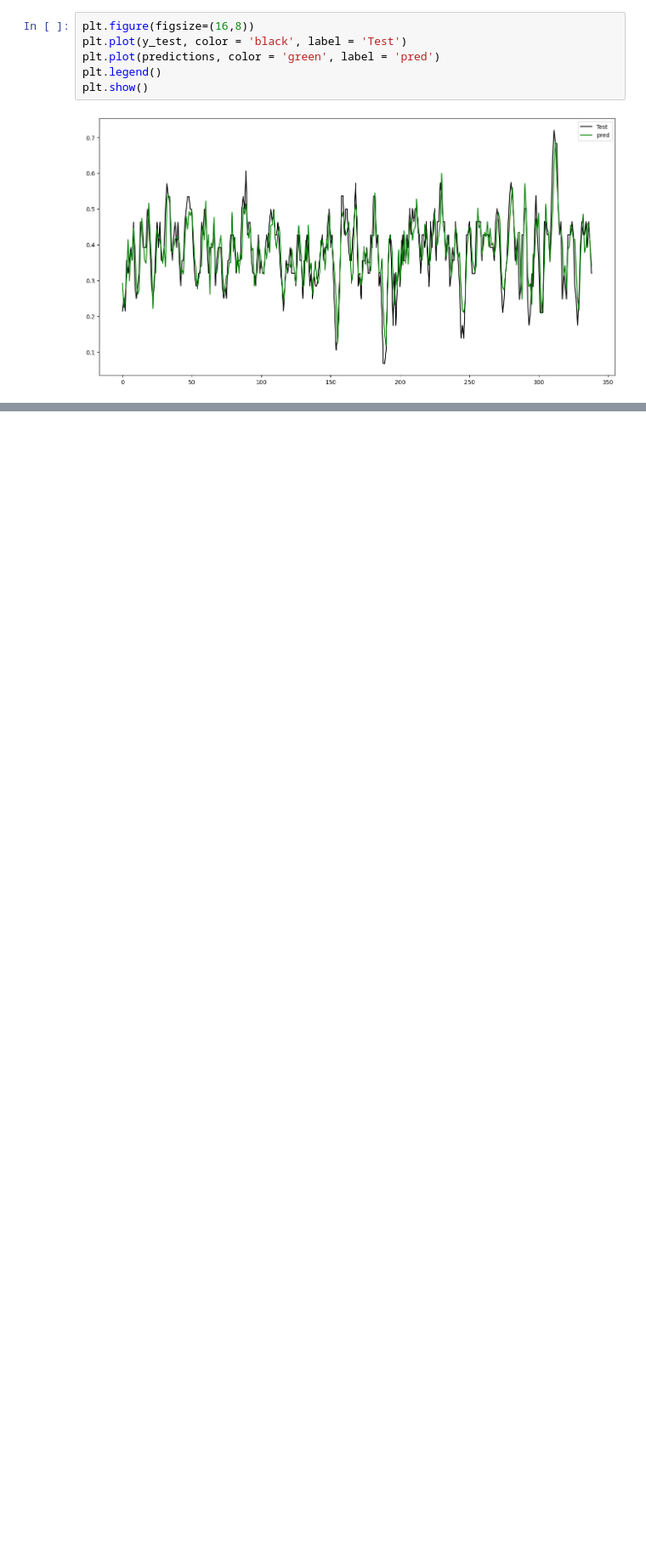
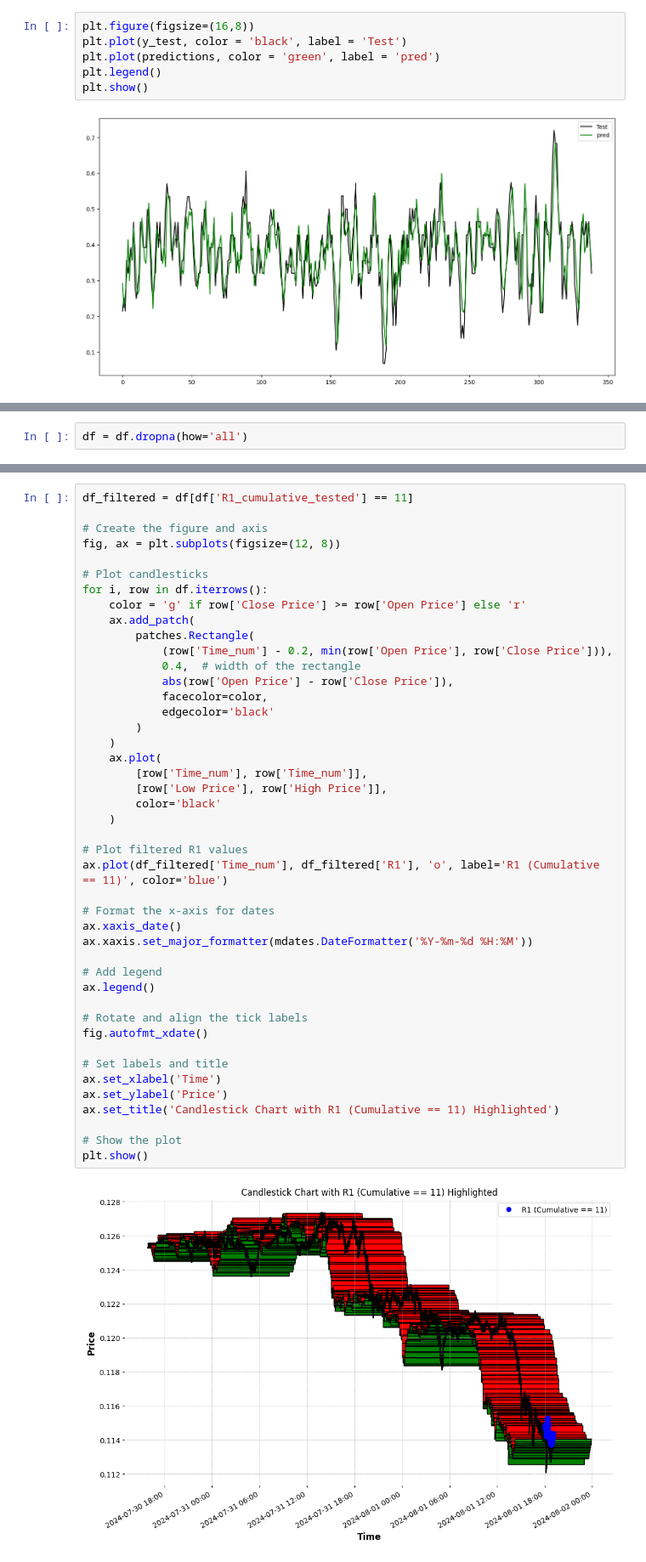
Before and after one commit to reha-hazir/real-time-trading-data-analysis, a Jupyter notebook: data_analytics/analysis/analysis1m.ipynb, the cells around one changed output, grey strips where cells are left out. Shown at 85% size. Drawn from its saved outputs; the diff is of its cells as text; blank space fills up the shorter version.

```diff
--- a/data_analytics/analysis/analysis1m.ipynb
+++ b/data_analytics/analysis/analysis1m.ipynb
@@ -248,0 +492,2 @@ plt.show()
+# %%
+df = df.dropna(how='all')
@@ -248,0 +510,46 @@ plt.show()
+# %%
+df_filtered = df[df['R1_cumulative_tested'] == 11]
+
+# Create the figure and axis
+fig, ax = plt.subplots(figsize=(12, 8))
+
+# Plot candlesticks
+for i, row in df.iterrows():
+    color = 'g' if row['Close Price'] >= row['Open Price'] else 'r'
+    ax.add_patch(
+        patches.Rectangle(
+            (row['Time_num'] - 0.2, min(row['Open Price'], row['Close Price'])),
+            0.4,  # width of the rectangle
+            abs(row['Open Price'] - row['Close Price']),
+            facecolor=color,
+            edgecolor='black'
+        )
+    )
+    ax.plot(
+        [row['Time_num'], row['Time_num']],
+        [row['Low Price'], row['High Price']],
+        color='black'
+    )
+
+# Plot filtered R1 values
+ax.plot(df_filtered['Time_num'], df_filtered['R1'], 'o', label='R1 (Cumulative == 11)', color='blue')
+
+# Format the x-axis for dates
+ax.xaxis_date()
+ax.xaxis.set_major_formatter(mdates.DateFormatter('%Y-%m-%d %H:%M'))
+
+# Add legend
+ax.legend()
+
+# Rotate and align the tick labels
+fig.autofmt_xdate()
+
+# Set labels and title
+ax.set_xlabel('Time')
+ax.set_ylabel('Price')
+ax.set_title('Candlestick Chart with R1 (Cumulative == 11) Highlighted')
+
+# Show the plot
+plt.show()
+# %% [output]
+[figure, added]
```
Also changed, not shown: parts of 13 cells of this notebook, 3 other files.
